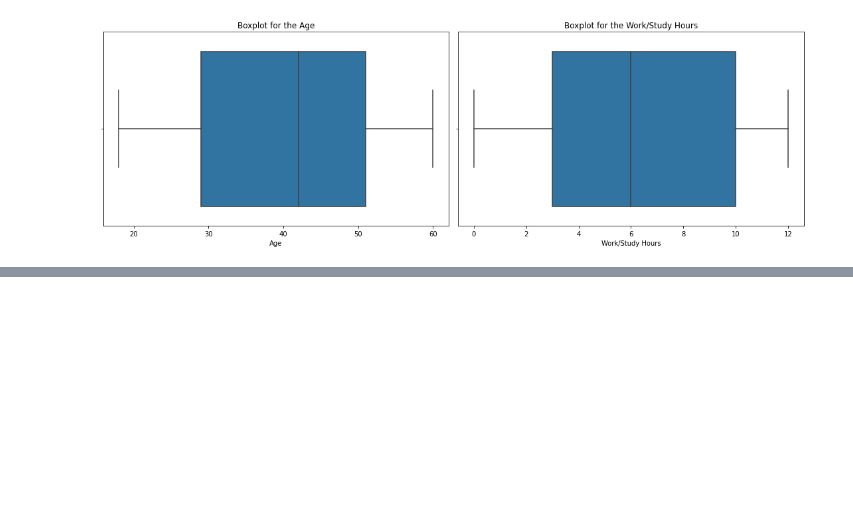
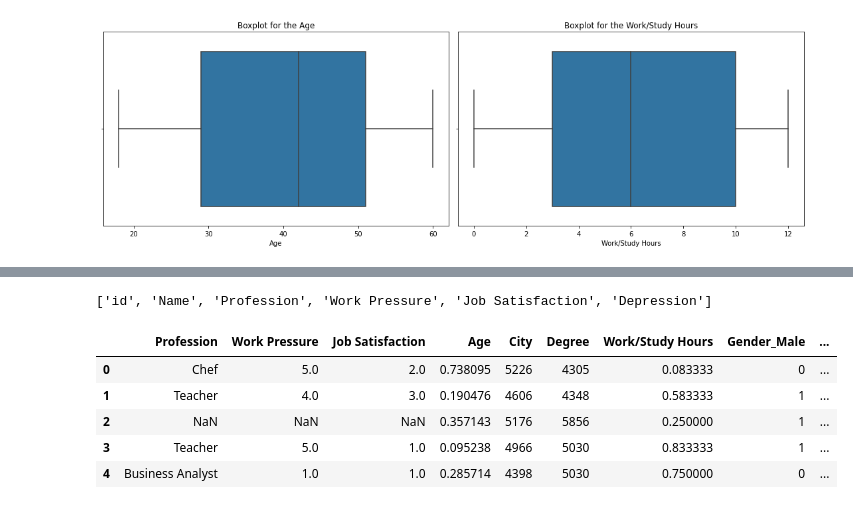
Before and after one commit to 1Anand1/Kaggle_Playground_Series_Season_4_Episode_11_Exploring_Mental_Health_Data, a Jupyter notebook: exploring_mental_health_data.ipynb, the cells around one changed output, grey strips where cells are left out. Drawn from its saved outputs; the diff is of its cells as text; code cells hidden in the pictures; blank space fills up the shorter version.

Commit message:
Making data sets for the missing values imputation with ML algorithms.

```diff
--- a/exploring_mental_health_data.ipynb
+++ b/exploring_mental_health_data.ipynb
@@ -446,0 +445,4 @@ scaler=MinMaxScaler()
+# %%
+# Fit and transform the continuous variables
+df_dummies['Age']=scaler_age.fit_transform(np.array(df_dummies['Age']).reshape(-1,1))
+df_dummies['Work/Study Hours']=scaler_work_study_hours.fit_transform(np.array(df_dummies['Work/Study Hours']).reshape(-1,1))
@@ -446,0 +501,25 @@ scaler=MinMaxScaler()
+# %%
+# Extracting the columns which need missing value imputation by using advanced ML algorithms
+[col for col in df_train.columns if col not in col_series]
+# %% [output]
+['id', 'Name', 'Profession', 'Work Pressure', 'Job Satisfaction', 'Depression']
+# %%
+# Even if the missing value imputation is required for certain columns still it was necessary to drop Depression, id & Name
+cols_unnecessary=['id', 'Name', 'Depression']
+col_to_impute=[col for col in df_train.columns if (col not in col_series) and (col not in cols_unnecessary) ]
+# %%
+# Extracting the columns which are to be imputed from the training dataframe
+df_impute=df_train[col_to_impute]
+# %%
+# Concatenating the two dataframes for missing values imputation by using the ML
+df_train=pd.concat([df_impute,df_dummies],axis=1)
+# %%
+#Checking the top 5 rows
+df_train.head()
+# %% [output]
+|  | Profession | Work Pressure | Job Satisfaction | Age | City | Degree | Work/Study Hours | Gender_Male | ... |
+| 0 | Chef | 5.0 | 2.0 | 0.738095 | 5226 | 4305 | 0.083333 | 0 | ... |
+| 1 | Teacher | 4.0 | 3.0 | 0.190476 | 4606 | 4348 | 0.583333 | 1 | ... |
+| 2 | NaN | NaN | NaN | 0.357143 | 5176 | 5856 | 0.250000 | 1 | ... |
+| 3 | Teacher | 5.0 | 1.0 | 0.095238 | 4966 | 5030 | 0.833333 | 1 | ... |
+| 4 | Business Analyst | 1.0 | 1.0 | 0.285714 | 4398 | 5030 | 0.750000 | 0 | ... |
```
Also changed, not shown: parts of 10 cells of this notebook.
